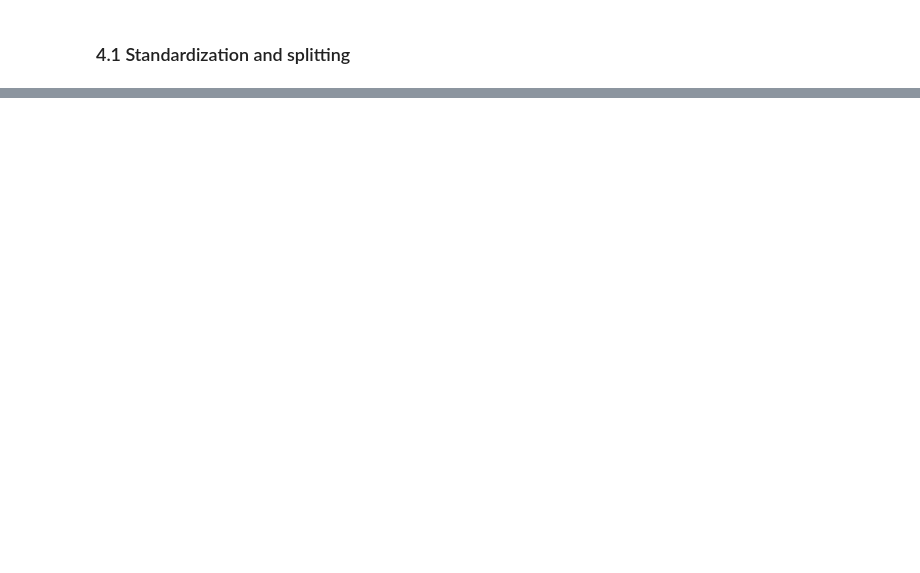
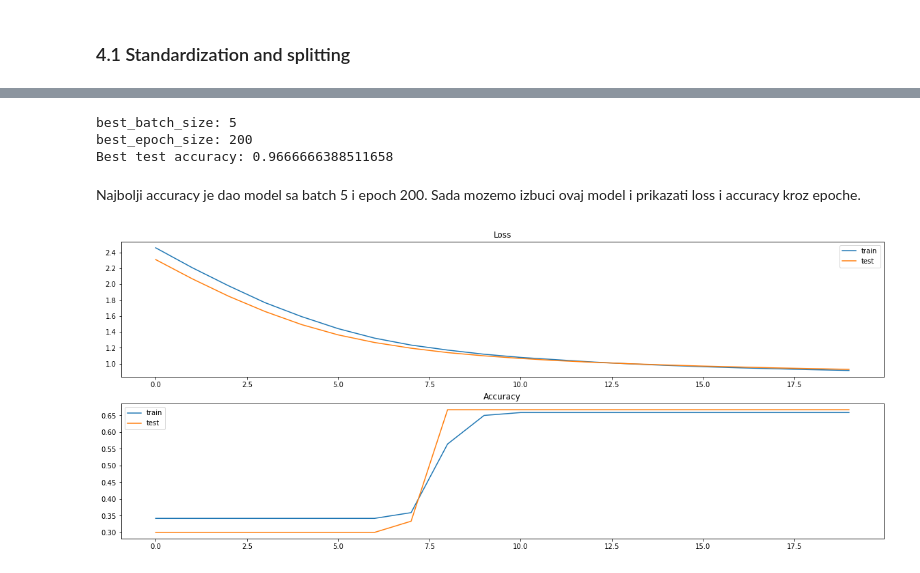
Before and after one commit to Nazgulion/ml-project-1, a Jupyter notebook: project_3.ipynb, the cells around one changed output, grey strips where cells are left out. Cells and saved outputs as stored; diff of their text form; code cells hidden in the pictures; blank space fills up the shorter version.

```diff
--- a/project_3.ipynb
+++ b/project_3.ipynb
@@ -269,7 +173,0 @@ To mozemo pokazati na sledeci nacin.
-# %%
-fig, ax = plt.subplots(figsize=(10, 10))
-
-sns.set(style='darkgrid')
-sns.scatterplot(x=df.cooling_load, y=df.heating_load, data=df)
-
-plt.show()
@@ -309,2 +178,14 @@ Na osnovu korelacione matrice mozemo izvesti neke nove zakljucke, ali i potvrdit
 # %% [markdown]
 ### 4.1 Standardization and splitting <a name="standardization"/>
+# %%
+X = df[[
+    'sepal_length',
+    'sepal_width',
+    'petal_length',
+    'petal_width',
+
+]]
+y = df[['species']]
+# %%
+encoder = OneHotEncoder(sparse=False)
+y = encoder.fit_transform(y)
@@ -310,0 +194,3 @@ Na osnovu korelacione matrice mozemo izvesti neke nove zakljucke, ali i potvrdit
+# %%
+# Split the data into training and testing set
+X_train, X_test, y_train, y_test = train_test_split(X, y, test_size=0.2, random_state=42)
@@ -310,0 +205,58 @@ Na osnovu korelacione matrice mozemo izvesti neke nove zakljucke, ali i potvrdit
+# %%
+batch_size_list=[5, 10, 15, 20]
+epoch_list = [10, 50, 100, 200]
+
+best_batch_size = 0
+best_epoch_size = 0
+best_test_acc = 0
+#conf = ""
+
+for batch_trial in batch_size_list:
+    for epoch_trial in epoch_list:
+        model = Sequential()
+        model.add(Dense(units=10, input_dim=4, activation='relu'))
+        model.add(Dense(3,activation='softmax'))
+        model.compile(loss='categorical_crossentropy', optimizer='adam', metrics=['accuracy'])
+        history = model.fit(X_train, y_train, validation_data=(X_test, y_test), verbose=0, batch_size=batch_trial, epochs=epoch_trial)
+        _, train_acc = model.evaluate(X_train, y_train, verbose=0)
+        _, test_acc = model.evaluate(X_test, y_test, verbose=0)
+
+        if test_acc > best_test_acc:
+            best_test_acc = test_acc
+            #conf = "Best batch size: {}; Best epoch size: {};".format(batch_trial, epoch_trial)
+            best_batch_size = batch_trial
+            best_epoch_size = epoch_trial
+
+print("best_batch_size: {}".format(best_batch_size))
+print("best_epoch_size: {}".format(best_epoch_size))
+print("Best test accuracy: {}".format(best_test_acc))
+# %% [output]
+best_batch_size: 5
+best_epoch_size: 200
+Best test accuracy: 0.9666666388511658
+# %% [markdown]
+Najbolji accuracy je dao model sa batch 5 i epoch 200. Sada mozemo izbuci ovaj model i prikazati loss i accuracy kroz epoche.
+# %%
+model = Sequential()
+model.add(Dense(units=10, input_dim=4, activation='relu'))
+model.add(Dense(3,activation='softmax'))
+model.compile(loss='categorical_crossentropy', optimizer='adam', metrics=['accuracy'])
+history = model.fit(X_train, y_train, validation_data=(X_test, y_test), verbose=0, batch_size=15, epochs=20)
+_, train_acc = model.evaluate(X_train, y_train, verbose=0)
+_, test_acc = model.evaluate(X_test, y_test, verbose=0)
+
+plt.rcParams["figure.figsize"] = (20,8)
+plt.subplot(211)
+plt.title('Loss')
+plt.plot(history.history['loss'], label='train')
+plt.plot(history.history['val_loss'], label='test')
+plt.legend()
+# plot accuracy during training
+plt.subplot(212)
+plt.title('Accuracy')
+plt.plot(history.history['accuracy'], label='train')
+plt.plot(history.history['val_accuracy'], label='test')
+plt.legend()
+plt.show()
+# %% [output]
+[figure, added]
```
Also changed, not shown: parts of 109 cells of this notebook, 4 other files.
